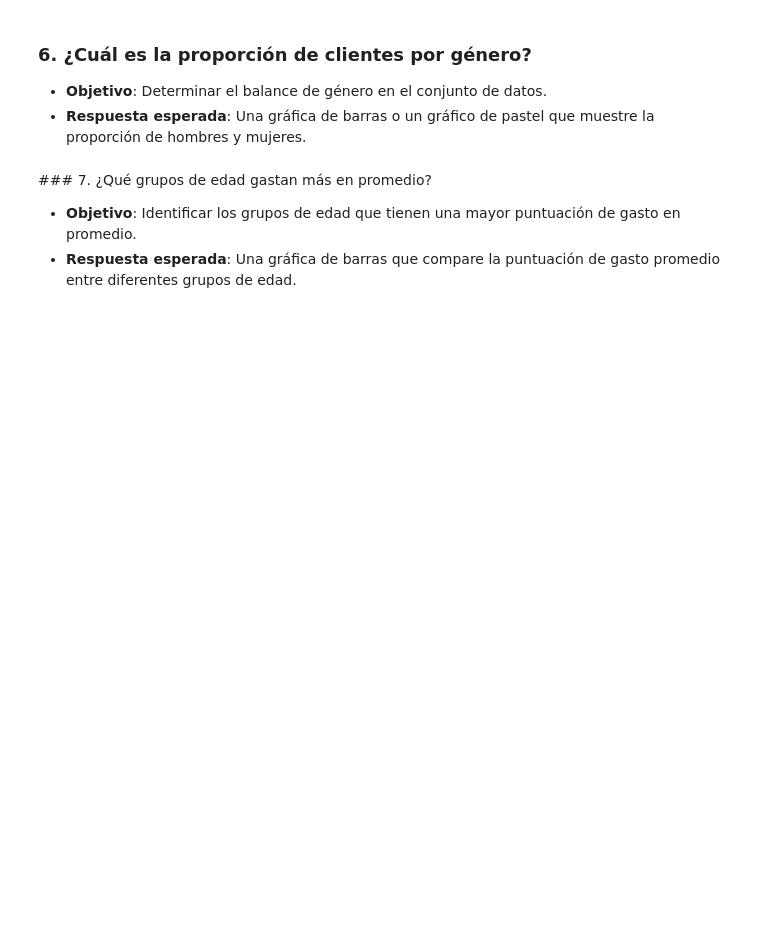
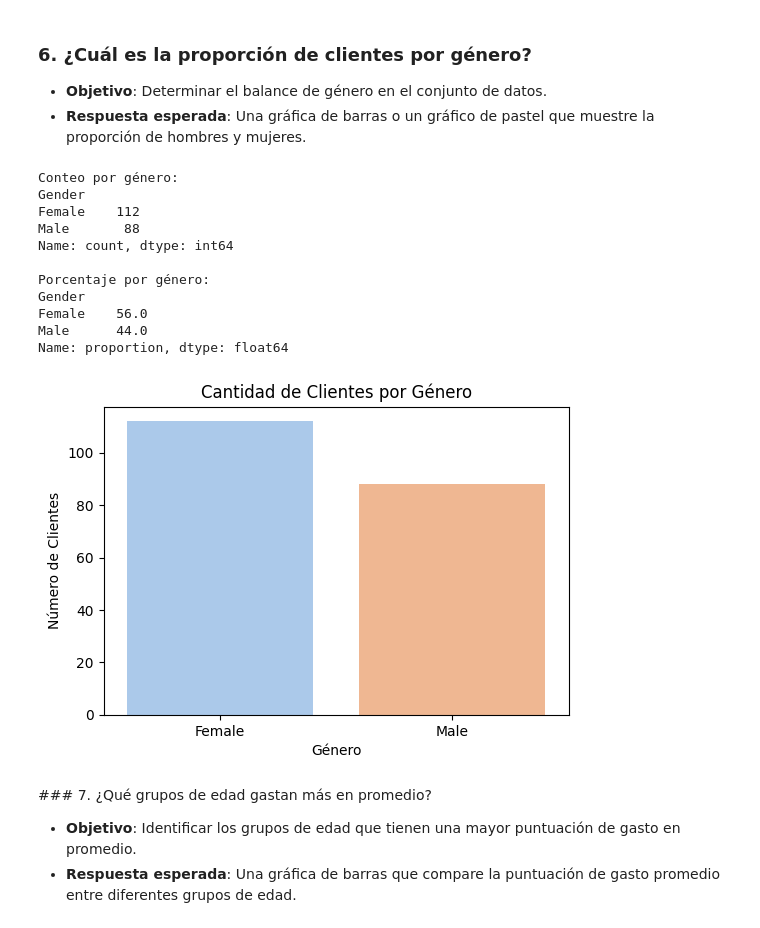
Before and after one commit to OrtegaGar117/aprendizaje_no_supervizado, a Jupyter notebook: 1_EDA.ipynb, the cells around one changed output. Cells and saved outputs as stored; diff of their text form; code cells hidden in the pictures; blank space fills up the shorter version.

```diff
--- a/1_EDA.ipynb
+++ b/1_EDA.ipynb
@@ -87,7 +134,35 @@ plt.show()
 - **Objetivo**: Determinar el balance de género en el conjunto de datos.
 - **Respuesta esperada**: Una gráfica de barras o un gráfico de pastel que muestre la proporción de hombres y mujeres.
 # %%
-# tu código aquí
+#Calculamos las proporciones
+genero_counts = df['Gender'].value_counts()
+genero_porcentaje = df['Gender'].value_counts(normalize=True) * 100
+
+print("Conteo por género:")
+print(genero_counts)
+print("\nPorcentaje por género:")
+print(genero_porcentaje.round(2))
+
+#Gráfica de barras
+plt.figure(figsize=(6,4))
+sns.barplot(x=genero_counts.index, y=genero_counts.values, palette="pastel")
+plt.title("Cantidad de Clientes por Género")
+plt.xlabel("Género")
+plt.ylabel("Número de Clientes")
+plt.show()
+# %% [output]
+Conteo por género:
+Gender
+Female    112
+Male       88
+Name: count, dtype: int64
+
+Porcentaje por género:
+Gender
+Female    56.0
+Male      44.0
+Name: proportion, dtype: float64
+[figure, added]
 # %% [markdown]
 ### 7. ¿Qué grupos de edad gastan más en promedio?
 - **Objetivo**: Identificar los grupos de edad que tienen una mayor puntuación de gasto en promedio.
```
Also changed, not shown: parts of 8 cells of this notebook, 1 other file.
